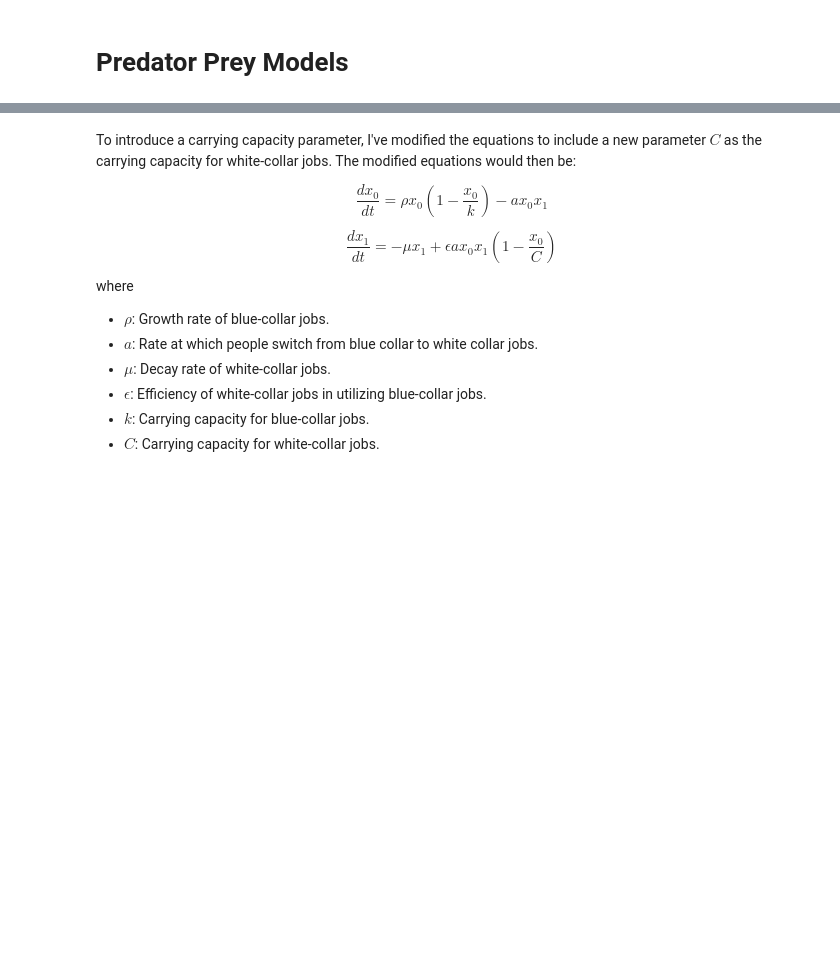
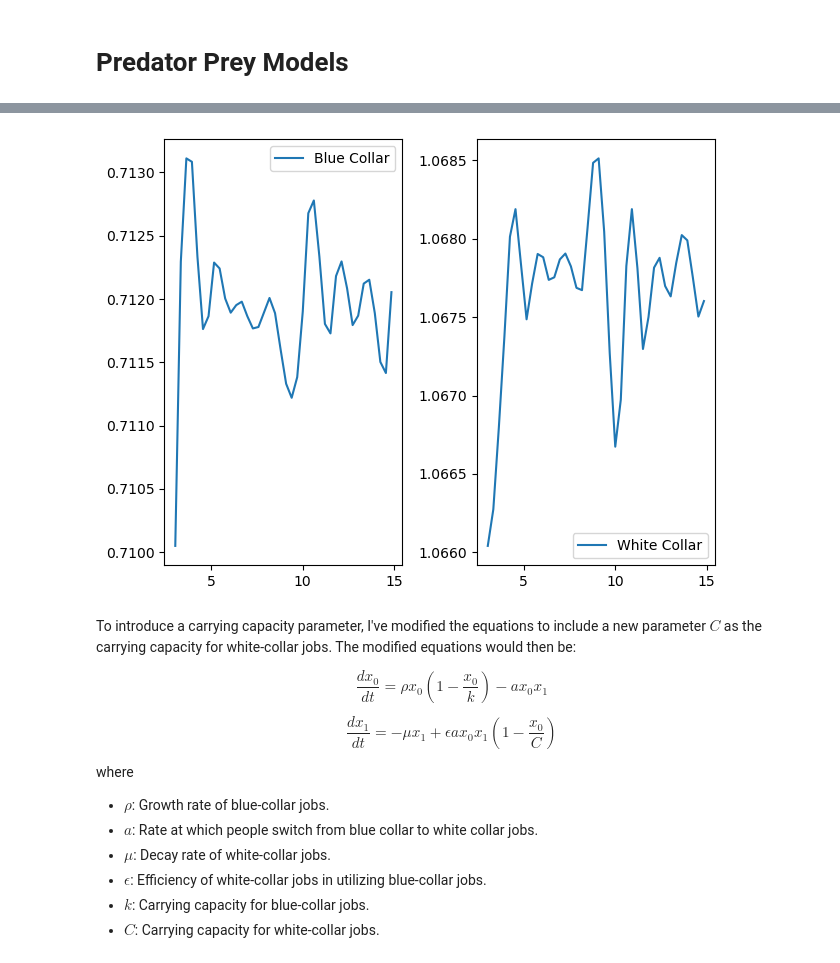
Before and after one commit to dylanskinner65/LaborEconomyDynamics, a Jupyter notebook: diff_eq_build.ipynb, the cells around one changed output, grey strips where cells are left out. Drawn from its saved outputs; the diff is of its cells as text; code cells hidden in the pictures; blank space fills up the shorter version.

```diff
--- a/diff_eq_build.ipynb
+++ b/diff_eq_build.ipynb
@@ -340,3 +341,16 @@ plt.show()
+# %%
+plt.subplot(1, 2, 1)
+t0, tf = 10, 50
+plt.plot(t[t0:tf], solution.y[0, t0:tf], label='Blue Collar')
+plt.legend()
+
+plt.subplot(1, 2, 2)
+plt.plot(t[t0:tf], solution.y[1, t0:tf], label='White Collar')
+plt.legend()
+plt.tight_layout()
+plt.show()
+# %% [output]
+[figure, added]
 # %% [markdown]
 To introduce a carrying capacity parameter, I've modified the equations to include a new parameter $C$ as the carrying capacity for white-collar jobs. The modified equations would then be:
 
```
Also changed, not shown: parts of 2 cells of this notebook.
